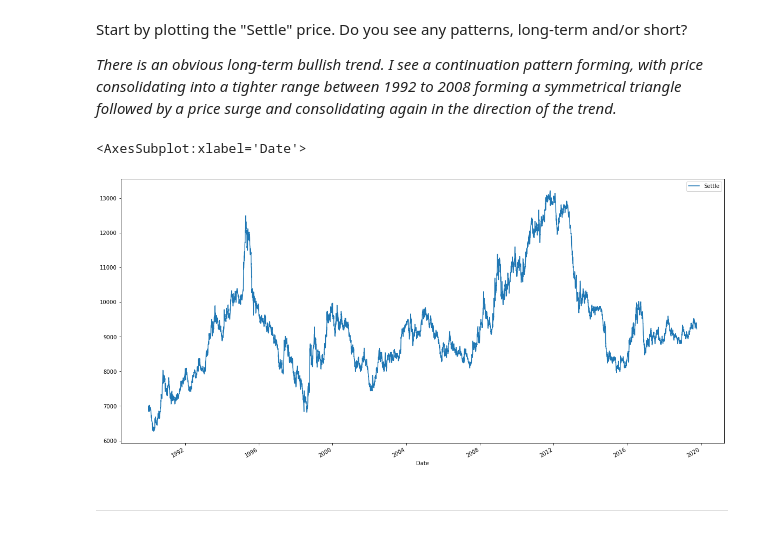
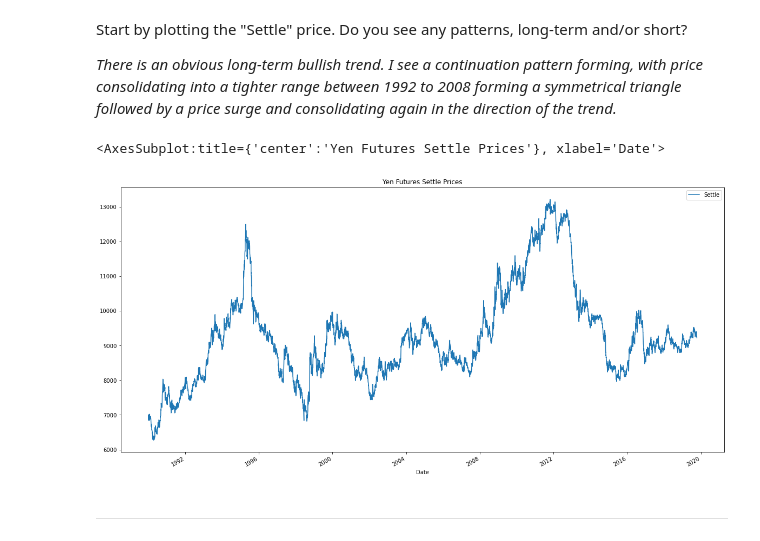
Before and after one commit to tamobee/yen-futures, a Jupyter notebook: time_series_analysis.ipynb, the cells around one changed output. Saved outputs shown, nothing was run; the diff lists cells and outputs as text; code cells hidden in the pictures.

```diff
--- a/time_series_analysis.ipynb
+++ b/time_series_analysis.ipynb
@@ -45,12 +45,13 @@ yen_futures.head()
 # %%
 # Plot just the "Settle" column from the dataframe:
 yen_futures.Settle.plot(
     figsize = (20, 10),
+    title = "Yen Futures Settle Prices",
     legend=True
 )
 # %% [output]
-<AxesSubplot:xlabel='Date'>
+<AxesSubplot:title={'center':'Yen Futures Settle Prices'}, xlabel='Date'>
-[figure, old version]
+[figure, new version]
 # %% [markdown]
 ---
 # %% [markdown]
```
Also changed, not shown: parts of 7 cells of this notebook, 2 other files.
